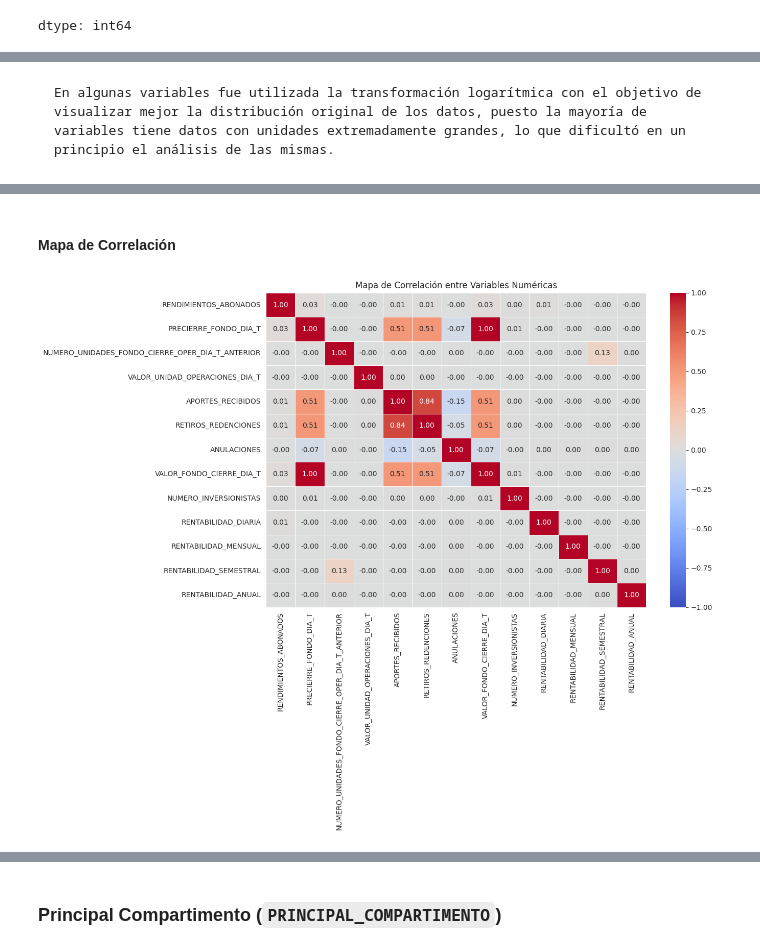
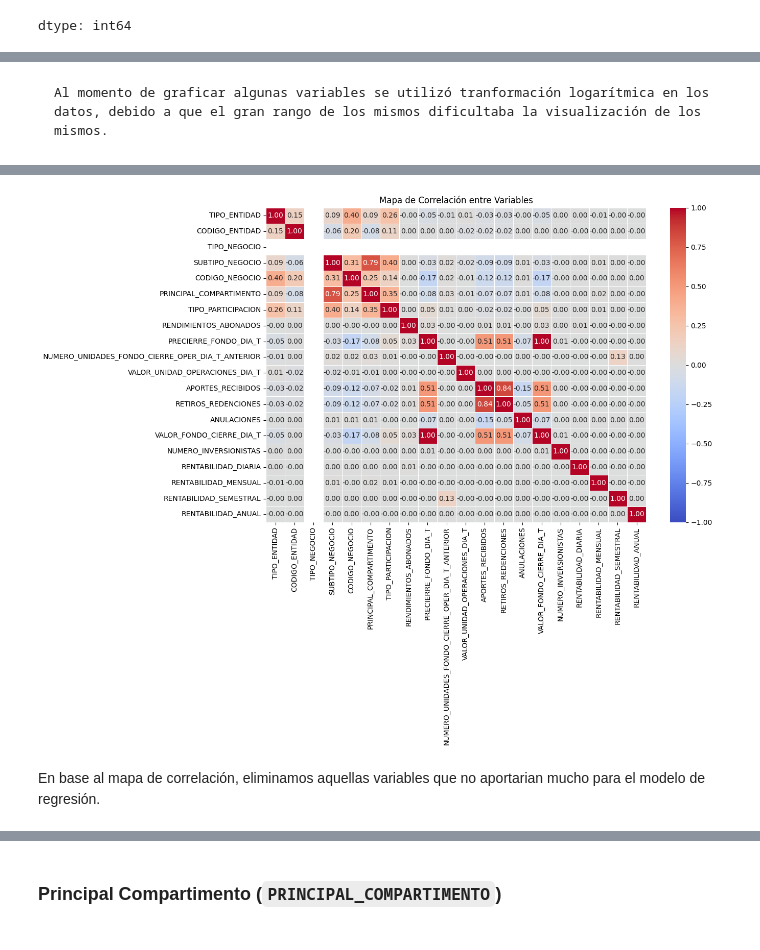
Before and after one commit to TawnyVTC/EDA, a Jupyter notebook: EDA_Rentabilidad.ipynb, the cells around one changed output, grey strips where cells are left out. Cells and saved outputs as stored; diff of their text form; code cells hidden in the pictures.

Commit message:
modified:   EDA_Rentabilidad.ipynb 	modified:   Variables.md

````diff
--- a/EDA_Rentabilidad.ipynb
+++ b/EDA_Rentabilidad.ipynb
@@ -91,7 +70,7 @@ dtype: int64
-# %% [markdown]
-```{important}
-En algunas variables fue utilizada la transformación logarítmica con el objetivo de visualizar mejor la distribución original de los datos, puesto la mayoría de variables tiene datos con unidades extremadamente grandes, lo que dificultó en un principio el análisis de las mismas.
-```
+# %% [markdown]
+```{important}
+Al momento de graficar algunas variables se utilizó tranformación logarítmica en los datos, debido a que el gran rango de los mismos dificultaba la visualización de los mismos.
+```
 # %%
 df.describe()
 # %% [output]
@@ -112,21 +91,21 @@ df.describe(include='object')
 | unique | 2192 | 3 | 46 | 1 | 5 | ... |
 | top | 2021-12-30 | SF-SOCIEDAD FIDUCIARIA | Alianza Fiduciaria S.A. | FONDOS DE INVERSIÓN COLECTIVA | FIC DE TIPO GENERAL | ... |
 | freq | 808 | 822895 | 203419 | 1300007 | 869357 | ... |
-# %% [markdown]
-#### **Mapa de Correlación**
 # %%
 # Seleccionar solo las columnas numéricas
-df_numeric = df.select_dtypes(include=["float64"])
+df_numeric = df.select_dtypes(include=["float64", "int64"])
 
 # Calcular la matriz de correlación
 corr = df_numeric.corr()
 
 # Crear el mapa de calor
 plt.figure(figsize=(12, 8))
 sns.heatmap(corr, annot=True, fmt=".2f", cmap="coolwarm", linewidths=0.5, vmin=-1, vmax=1)
 
 # Título y visualización
-plt.title("Mapa de Correlación entre Variables Numéricas")
+plt.title("Mapa de Correlación entre Variables")
 plt.show()
 # %% [output]
-[figure, old version]
+[figure, new version]
+# %% [markdown]
+En base al mapa de correlación, eliminamos aquellas variables que no aportarian mucho para el modelo de regresión.
````
Also changed, not shown: parts of 44 cells of this notebook, 1 other file.
